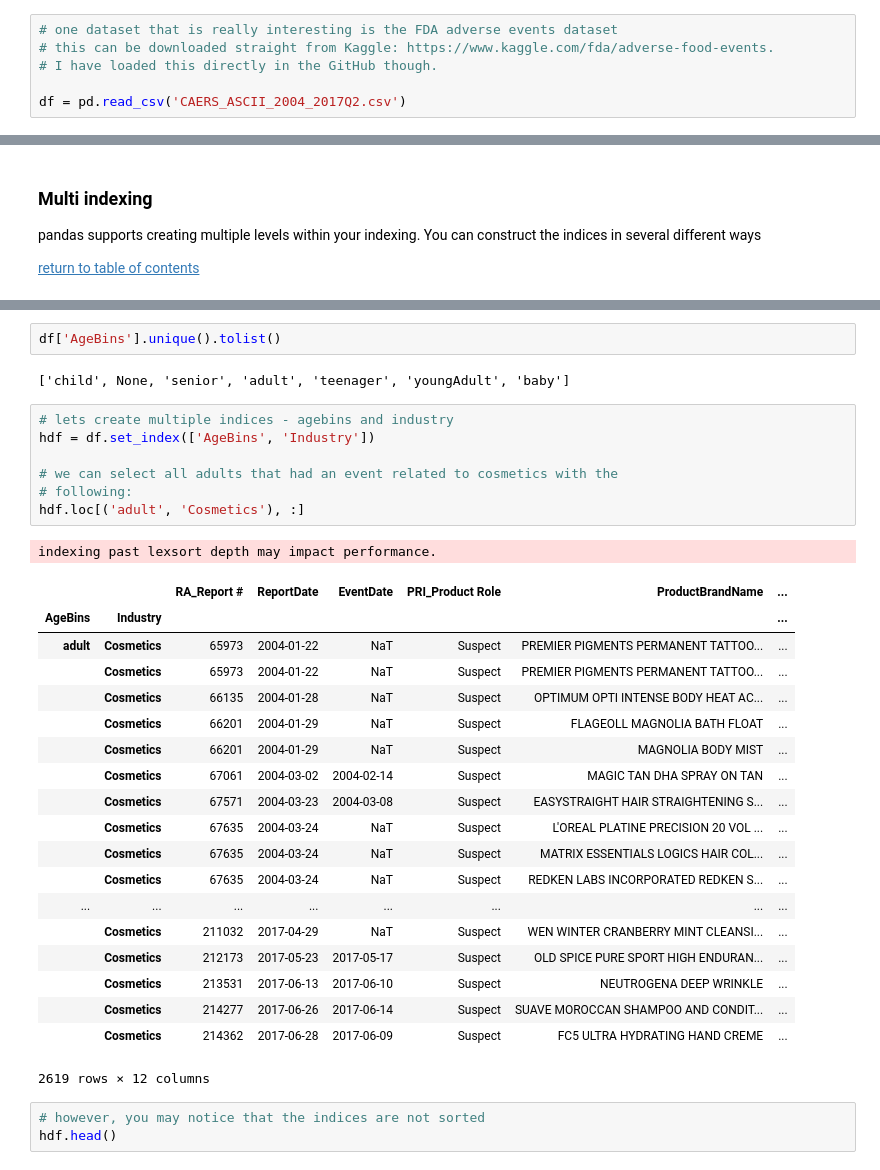
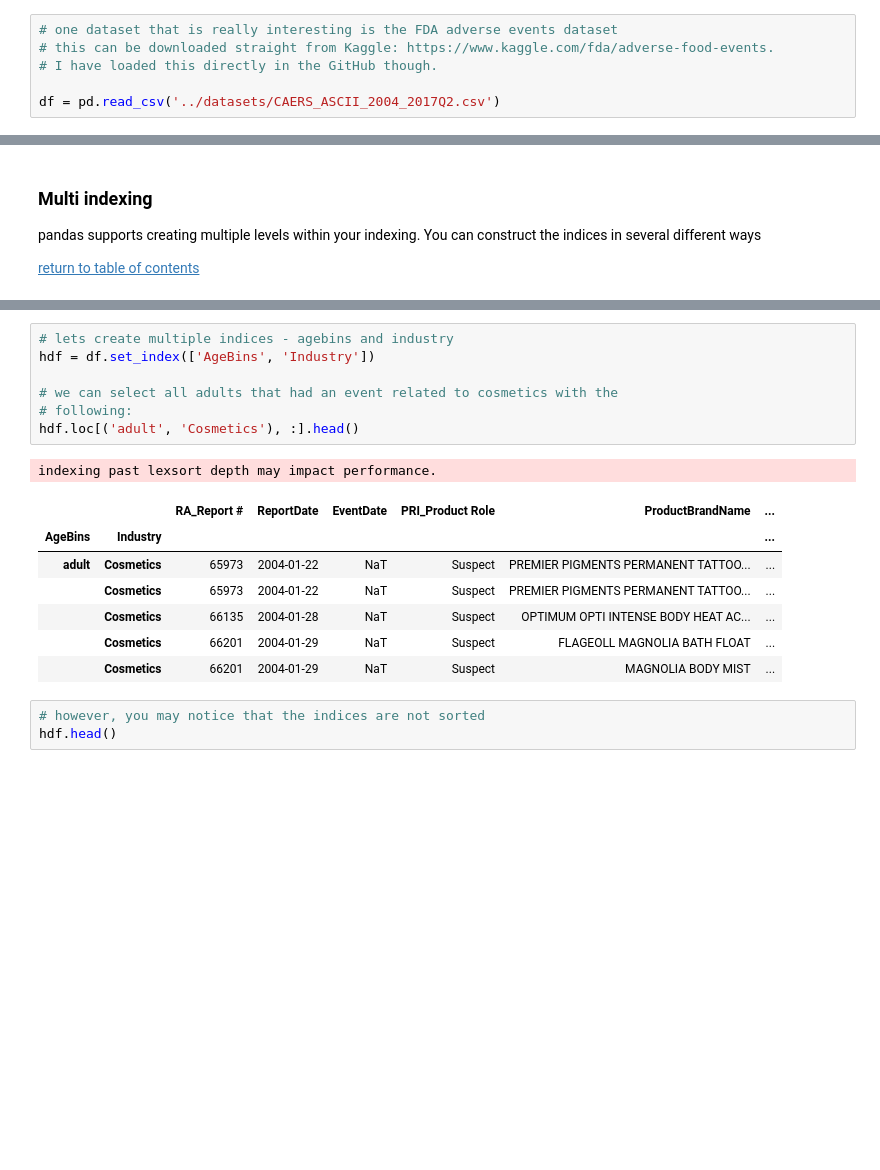
Before and after one commit to datawrestler/Tutorials, a Jupyter notebook: Pandas/PandasIndexing.ipynb, the cells around one changed output, grey strips where cells are left out. Cells and saved outputs as stored; diff of their text form; blank space fills up the shorter version.

```diff
--- a/Pandas/PandasIndexing.ipynb
+++ b/Pandas/PandasIndexing.ipynb
@@ -19,7 +19,7 @@ import io
 # this can be downloaded straight from Kaggle: https://www.kaggle.com/fda/adverse-food-events.
 # I have loaded this directly in the GitHub though.
 
-df = pd.read_csv('CAERS_ASCII_2004_2017Q2.csv')
+df = pd.read_csv('../datasets/CAERS_ASCII_2004_2017Q2.csv')
 # %%
 df.head()
 # %% [output]
@@ -373,38 +361,22 @@ hdf.head()
 | NaN | Ice Cream Prod | 65333 | 2004-01-01 | NaT | Suspect | KROGER CLASSIC CREAM-DE-MINT CAND... | ... |
 | child | Baby Food Prod | 65335 | 2004-01-01 | 2003-11-24 | Suspect | ENFAMIL LIPIL BABY FORMULA | ... |
 | NaN | Baby Food Prod | 65336 | 2004-01-01 | NaT | Suspect | ENFIMIL LIPIL BABY FORMULA | ... |
-# %%
-df['AgeBins'].unique().tolist()
-# %% [output]
-['child', None, 'senior', 'adult', 'teenager', 'youngAdult', 'baby']
 # %%
 # lets create multiple indices - agebins and industry
 hdf = df.set_index(['AgeBins', 'Industry'])
 
 # we can select all adults that had an event related to cosmetics with the
 # following:
-hdf.loc[('adult', 'Cosmetics'), :]
+hdf.loc[('adult', 'Cosmetics'), :].head()
 # %% [output]
 indexing past lexsort depth may impact performance.
 |  |  | RA_Report # | ReportDate | EventDate | PRI_Product Role | ProductBrandName | ... |
 | AgeBins | Industry |  |  |  |  |  | ... |
 | adult | Cosmetics | 65973 | 2004-01-22 | NaT | Suspect | PREMIER PIGMENTS PERMANENT TATTOO... | ... |
 |  | Cosmetics | 65973 | 2004-01-22 | NaT | Suspect | PREMIER PIGMENTS PERMANENT TATTOO... | ... |
 |  | Cosmetics | 66135 | 2004-01-28 | NaT | Suspect | OPTIMUM OPTI INTENSE BODY HEAT AC... | ... |
 |  | Cosmetics | 66201 | 2004-01-29 | NaT | Suspect | FLAGEOLL MAGNOLIA BATH FLOAT | ... |
 |  | Cosmetics | 66201 | 2004-01-29 | NaT | Suspect | MAGNOLIA BODY MIST | ... |
-|  | Cosmetics | 67061 | 2004-03-02 | 2004-02-14 | Suspect | MAGIC TAN DHA SPRAY ON TAN | ... |
-|  | Cosmetics | 67571 | 2004-03-23 | 2004-03-08 | Suspect | EASYSTRAIGHT HAIR STRAIGHTENING S... | ... |
-|  | Cosmetics | 67635 | 2004-03-24 | NaT | Suspect | L'OREAL PLATINE PRECISION 20 VOL ... | ... |
-|  | Cosmetics | 67635 | 2004-03-24 | NaT | Suspect | MATRIX ESSENTIALS LOGICS HAIR COL... | ... |
-|  | Cosmetics | 67635 | 2004-03-24 | NaT | Suspect | REDKEN LABS INCORPORATED REDKEN S... | ... |
-| ... | ... | ... | ... | ... | ... | ... | ... |
-|  | Cosmetics | 211032 | 2017-04-29 | NaT | Suspect | WEN WINTER CRANBERRY MINT CLEANSI... | ... |
-|  | Cosmetics | 212173 | 2017-05-23 | 2017-05-17 | Suspect | OLD SPICE PURE SPORT HIGH ENDURAN... | ... |
-|  | Cosmetics | 213531 | 2017-06-13 | 2017-06-10 | Suspect | NEUTROGENA DEEP WRINKLE | ... |
-|  | Cosmetics | 214277 | 2017-06-26 | 2017-06-14 | Suspect | SUAVE MOROCCAN SHAMPOO AND CONDIT... | ... |
-|  | Cosmetics | 214362 | 2017-06-28 | 2017-06-09 | Suspect | FC5 ULTRA HYDRATING HAND CREME | ... |
-2619 rows × 12 columns
 # %%
 # however, you may notice that the indices are not sorted
 hdf.head()
```
Also changed, not shown: parts of 6 cells of this notebook, 1 other file.
